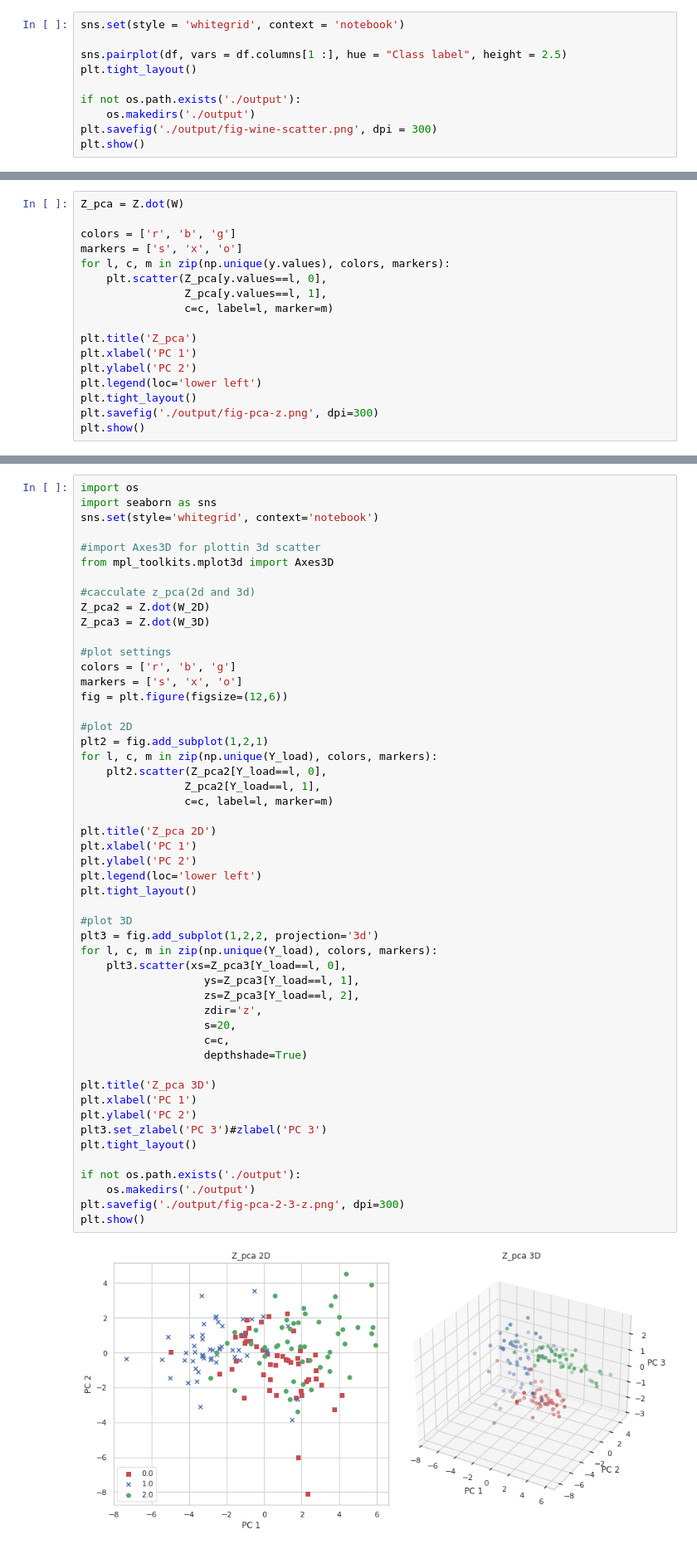
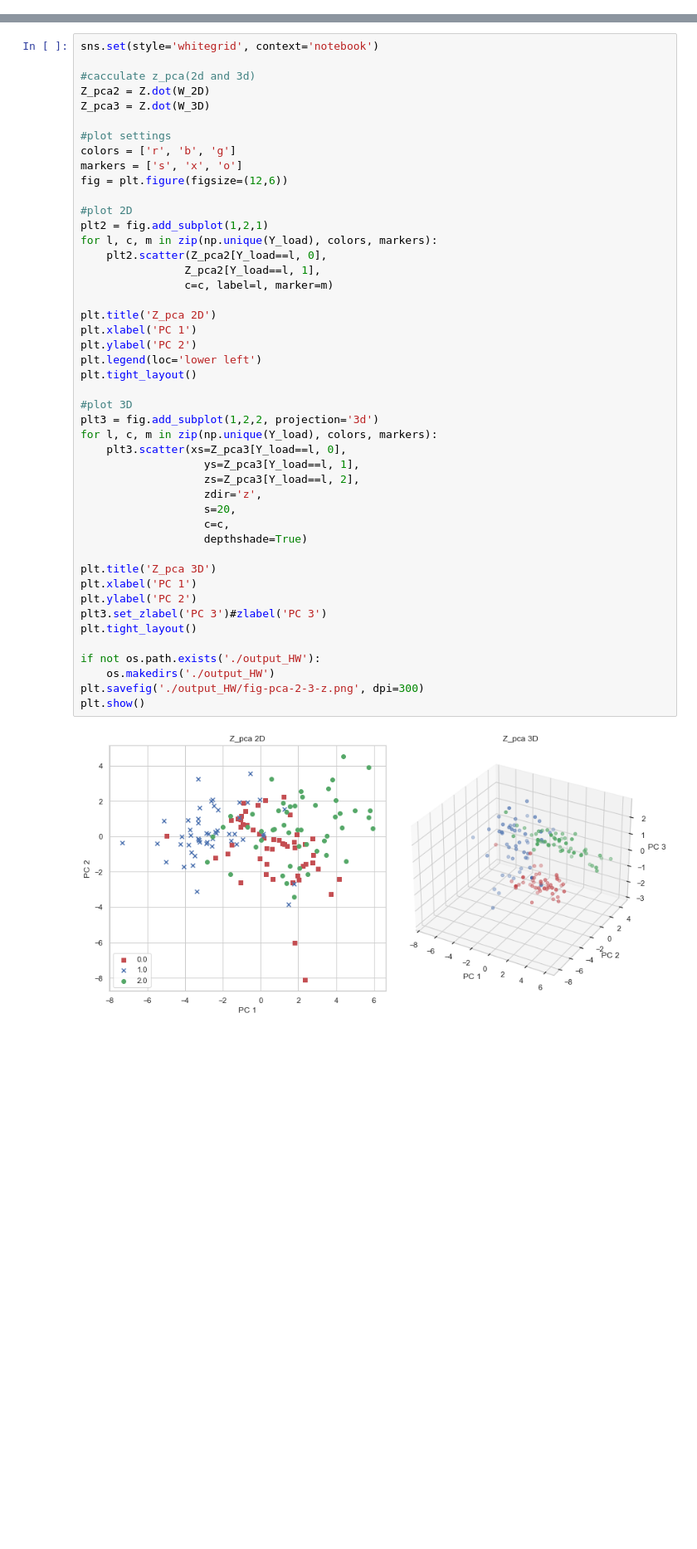
Before and after one commit to BennyNTHU/DL2021, a Jupyter notebook: Lab02/Lab02_110065508.ipynb, the cells around one changed output, grey strips where cells are left out. Shown: that part at 83% size. Drawn from its saved outputs; the diff is of its cells as text; blank space fills up the shorter version.

```diff
--- a/Lab02/Lab02_110065508.ipynb
+++ b/Lab02/Lab02_110065508.ipynb
@@ -34,10 +14,0 @@ df.head()
-# %%
-sns.set(style = 'whitegrid', context = 'notebook')
-
-sns.pairplot(df, vars = df.columns[1 :], hue = "Class label", height = 2.5)
-plt.tight_layout()
-
-if not os.path.exists('./output'):
-    os.makedirs('./output')
-plt.savefig('./output/fig-wine-scatter.png', dpi = 300)
-plt.show()
@@ -125,17 +14,0 @@ Projection matrix W:
-# %%
-Z_pca = Z.dot(W)
-
-colors = ['r', 'b', 'g']
-markers = ['s', 'x', 'o']
-for l, c, m in zip(np.unique(y.values), colors, markers):
-    plt.scatter(Z_pca[y.values==l, 0],
-                Z_pca[y.values==l, 1],
-                c=c, label=l, marker=m)
-
-plt.title('Z_pca')
-plt.xlabel('PC 1')
-plt.ylabel('PC 2')
-plt.legend(loc='lower left')
-plt.tight_layout()
-plt.savefig('./output/fig-pca-z.png', dpi=300)
-plt.show()
@@ -207,12 +72,7 @@ Projection matrix W:
  [ 1.02075497e-01  4.50994136e-01 -3.97382399e-01]
  [-3.03878959e-01 -2.47786002e-01 -2.74946302e-01]]
 # %%
-import os
-import seaborn as sns
 sns.set(style='whitegrid', context='notebook')
-
-#import Axes3D for plottin 3d scatter
-from mpl_toolkits.mplot3d import Axes3D
 
 #cacculate z_pca(2d and 3d)
 Z_pca2 = Z.dot(W_2D)
@@ -228,34 +88,34 @@ plt2 = fig.add_subplot(1,2,1)
 for l, c, m in zip(np.unique(Y_load), colors, markers):
     plt2.scatter(Z_pca2[Y_load==l, 0],
                 Z_pca2[Y_load==l, 1],
                 c=c, label=l, marker=m)
 
 plt.title('Z_pca 2D')
 plt.xlabel('PC 1')
 plt.ylabel('PC 2')
 plt.legend(loc='lower left')
 plt.tight_layout()
 
 #plot 3D
 plt3 = fig.add_subplot(1,2,2, projection='3d')
 for l, c, m in zip(np.unique(Y_load), colors, markers):
     plt3.scatter(xs=Z_pca3[Y_load==l, 0],
                    ys=Z_pca3[Y_load==l, 1],
                    zs=Z_pca3[Y_load==l, 2],
                    zdir='z',
                    s=20,
                    c=c,
                    depthshade=True)
 
 plt.title('Z_pca 3D')
 plt.xlabel('PC 1')
 plt.ylabel('PC 2')
 plt3.set_zlabel('PC 3')#zlabel('PC 3')
 plt.tight_layout()
 
-if not os.path.exists('./output'):
-    os.makedirs('./output')
-plt.savefig('./output/fig-pca-2-3-z.png', dpi=300)
+if not os.path.exists('./output_HW'):
+    os.makedirs('./output_HW')
+plt.savefig('./output_HW/fig-pca-2-3-z.png', dpi=300)
 plt.show()
 # %% [output]
-[figure, old version]
+[figure, new version]
```
Also changed, not shown: parts of 16 cells of this notebook, 43 other files.
